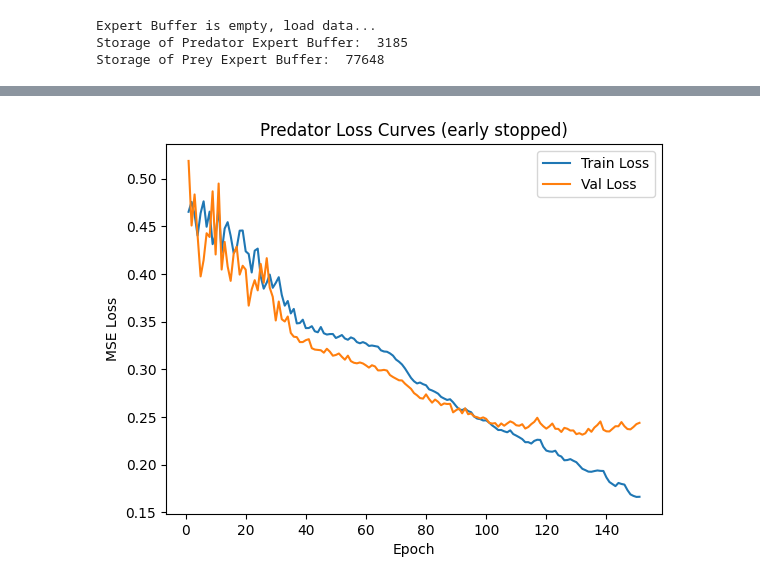
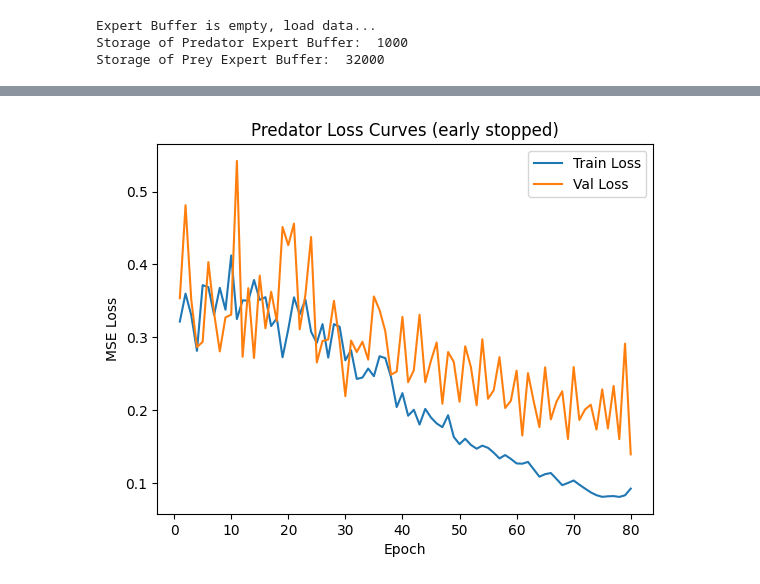
Before and after one commit to wirthy21/Master-Thesis, a Jupyter notebook: notebooks/1.2 pretuning models - flagged.ipynb, the cells around one changed output, grey strips where cells are left out. Saved outputs shown, nothing was run; the diff lists cells and outputs as text; code cells hidden in the pictures.

Commit message:
Before Pred Head Changes

```diff
--- a/notebooks/1.2 pretuning models - flagged.ipynb
+++ b/notebooks/1.2 pretuning models - flagged.ipynb
@@ -27,7 +27,8 @@ path = r"..\models\trained_policies"
 #save_dir = os.path.join(path, folder_name)
 os.makedirs(path, exist_ok=True)
 
-data_path = rf'..\data\processed\pred_prey_interactions\expert_tensors\flagged\yolo_tensors'
+data_path = rf'..\data\processed\pred_prey_interactions\expert_tensors\33'
+couzin_path = rf"..\data\processed\couzin_interactions"
 hl_path = rf'..\data\processed\pred_prey_interactions\expert_tensors\flagged\hl_tensors'
 # %%
 device = torch.device("cuda" if torch.cuda.is_available() else "cpu")
@@ -42,21 +43,21 @@ expert_buffer = Buffer(pred_max_length=23000, prey_max_length=200000, device=dev
 # %%
 # Load Expert Data from local storage
 print("Expert Buffer is empty, load data...")
-expert_buffer.add_expert(data_path)
-expert_buffer.clear(p=95)               # Reduce ratio of non-attack data by 90%. now ~equal
+expert_buffer.add_expert(couzin_path)
+#expert_buffer.clear(p=80)               # Reduce ratio of non-attack data by 90%. now ~equal
 # 70 ist hier zu wenig. Mehr auf hand-labeled trainieren
-expert_buffer.add_expert(hl_path)       # hand-labeled data | Pred: 1057 | Prey: 33824
-expert_buffer.add_expert(hl_path)
+#expert_buffer.add_expert(hl_path)       # hand-labeled data | Pred: 1057 | Prey: 33824
+#expert_buffer.add_expert(hl_path)
 len_exp_pred, len_exp_prey = expert_buffer.lengths()
 
 print("Storage of Predator Expert Buffer: ", len_exp_pred)
 print("Storage of Prey Expert Buffer: ", len_exp_prey, "\n")
 # %% [output]
 Expert Buffer is empty, load data...
-Storage of Predator Expert Buffer:  3185
-Storage of Prey Expert Buffer:  77648
+Storage of Predator Expert Buffer:  1000
+Storage of Prey Expert Buffer:  32000
 # %%
-def pretrain_policy_with_validation(policy, expert_buffer, role, val_ratio=0.2, pred_bs=256, prey_bs=512, epochs=10, lr=1e-3, device='cpu', early_stopping=True, patience=20):
+def pretrain_policy_with_validation(policy, expert_buffer, role, val_ratio=0.2, pred_bs=128, prey_bs=512, epochs=10, lr=1e-3, device='cpu', early_stopping=True, patience=20):
     if role == 'predator':
         batch, _ = expert_buffer.sample(pred_bs, prey_bs)
     else:
@@ -66,8 +67,8 @@ def pretrain_policy_with_validation(policy, expert_buffer, role, val_ratio=0.2,
         states  = batch[..., :4]
         actions = batch[:, 0, 4].squeeze()
     else:
-        states  = batch[..., :5]
-        actions = batch[:, 0, 5].squeeze()
+        states  = batch[..., :4]
+        actions = batch[:, 0, 4].squeeze()
 
     dataset = TensorDataset(states, actions)
     val_size = int(len(dataset) * val_ratio)
@@ -96,8 +97,12 @@ def pretrain_policy_with_validation(policy, expert_buffer, role, val_ratio=0.2,
             batch_states  = batch_states.to(device)
             batch_actions = batch_actions.to(device)
 
-            pred_out = policy.forward_pred(batch_states) if role == 'predator' else policy.forward_prey(batch_states)
-            loss = F.mse_loss(pred_out, batch_actions)
+            if role == "predator":
+                action, mu, sigma, weights = policy.forward_pred(batch_states)
+            else:
+                action, mu, sigma, weights = policy.forward_prey(batch_states)
+
+            loss = F.mse_loss(action, batch_actions)
 
             optimizer.zero_grad()
             loss.backward()
@@ -114,8 +119,13 @@ def pretrain_policy_with_validation(policy, expert_buffer, role, val_ratio=0.2,
             for batch_states, batch_actions in val_loader:
                 batch_states  = batch_states.to(device)
                 batch_actions = batch_actions.to(device)
-                pred_out = policy.forward_pred(batch_states) if role == 'predator' else policy.forward_prey(batch_states)
-                loss = F.mse_loss(pred_out, batch_actions)
+
+                if role == "predator":
+                    action, mu, sigma, weights = policy.forward_pred(batch_states)
+                else:
+                    action, mu, sigma, weights = policy.forward_prey(batch_states)
+
+                loss = F.mse_loss(action, batch_actions)
                 total_val_loss += loss.item() * batch_states.size(0)
 
         avg_val_loss = total_val_loss / val_size
@@ -133,13 +143,12 @@ def pretrain_policy_with_validation(policy, expert_buffer, role, val_ratio=0.2,
                 patience_counter += 1
             else:
                 patience_counter = 0
-
             if patience_counter >= patience:
                 print(f"[{role.upper()}] Early stopping nach {epoch} Epochen (Val > Train {patience}× in Folge).")
                 stopped_early = True
                 break
 
-    # bestes Modell wiederherstellen
+    # # bestes Modell wiederherstellen
     policy.load_state_dict(best_state)
 
     # Plot
@@ -155,6 +164,6 @@ def pretrain_policy_with_validation(policy, expert_buffer, role, val_ratio=0.2,
 
     return policy
 # %%
-pred_policy = pretrain_policy_with_validation(pred_policy, expert_buffer, role='predator', val_ratio=0.2, pred_bs=1024, prey_bs=2048, epochs=600, lr=1e-3, device='cpu', early_stopping=True, patience=50)
+pred_policy = pretrain_policy_with_validation(pred_policy, expert_buffer, role='predator', val_ratio=0.2, pred_bs=128, prey_bs=2048, epochs=150, lr=1e-3, device='cpu', early_stopping=True, patience=50)
 torch.save(pred_policy, os.path.join(path, "bc_pred_policy.pt"))
 # %% [output]
@@ -178,2 +187,2 @@ torch.save(pred_policy, os.path.join(path, "bc_pred_policy.pt"))
-[figure, old version]
+[figure, new version]
 # %%
```
Also changed, not shown: parts of 13 cells of this notebook, 16 other files.
